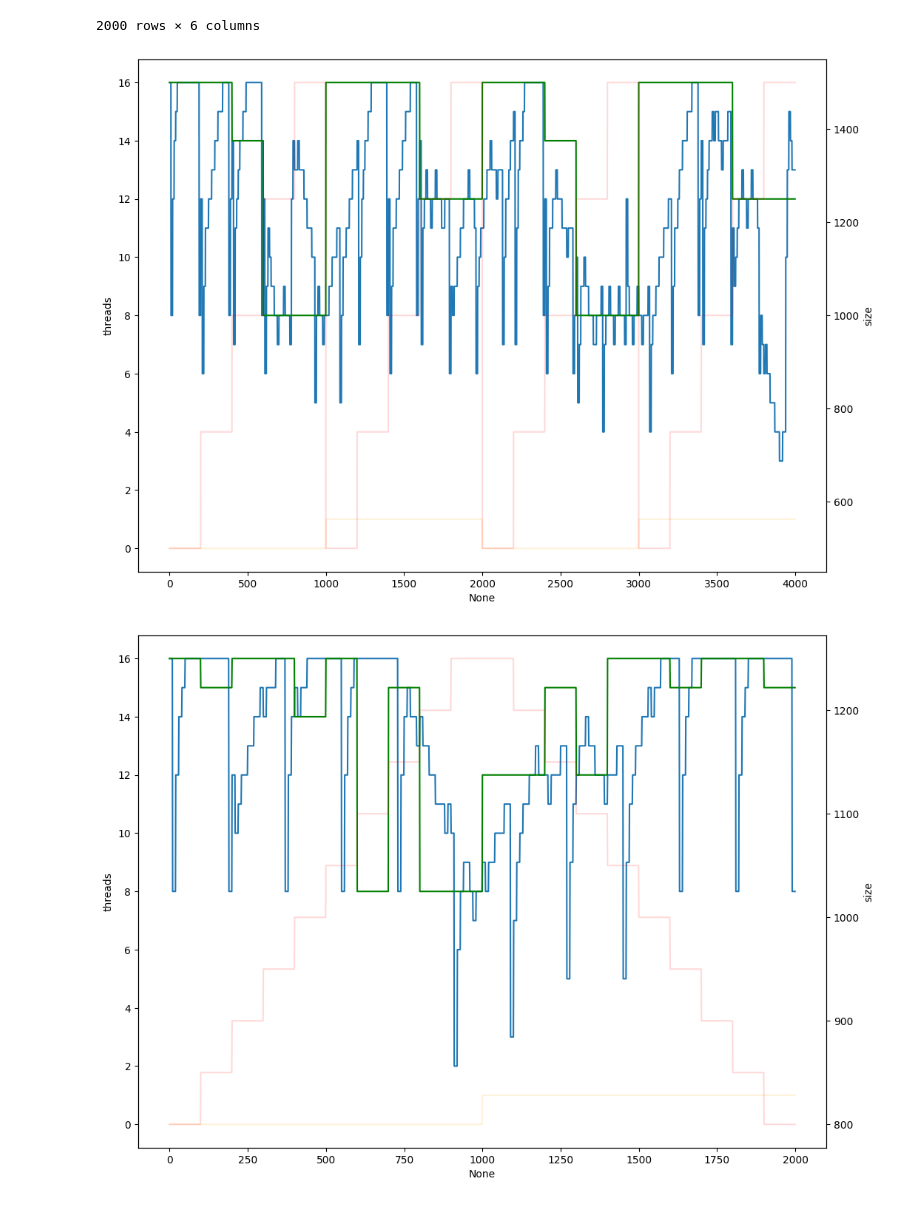
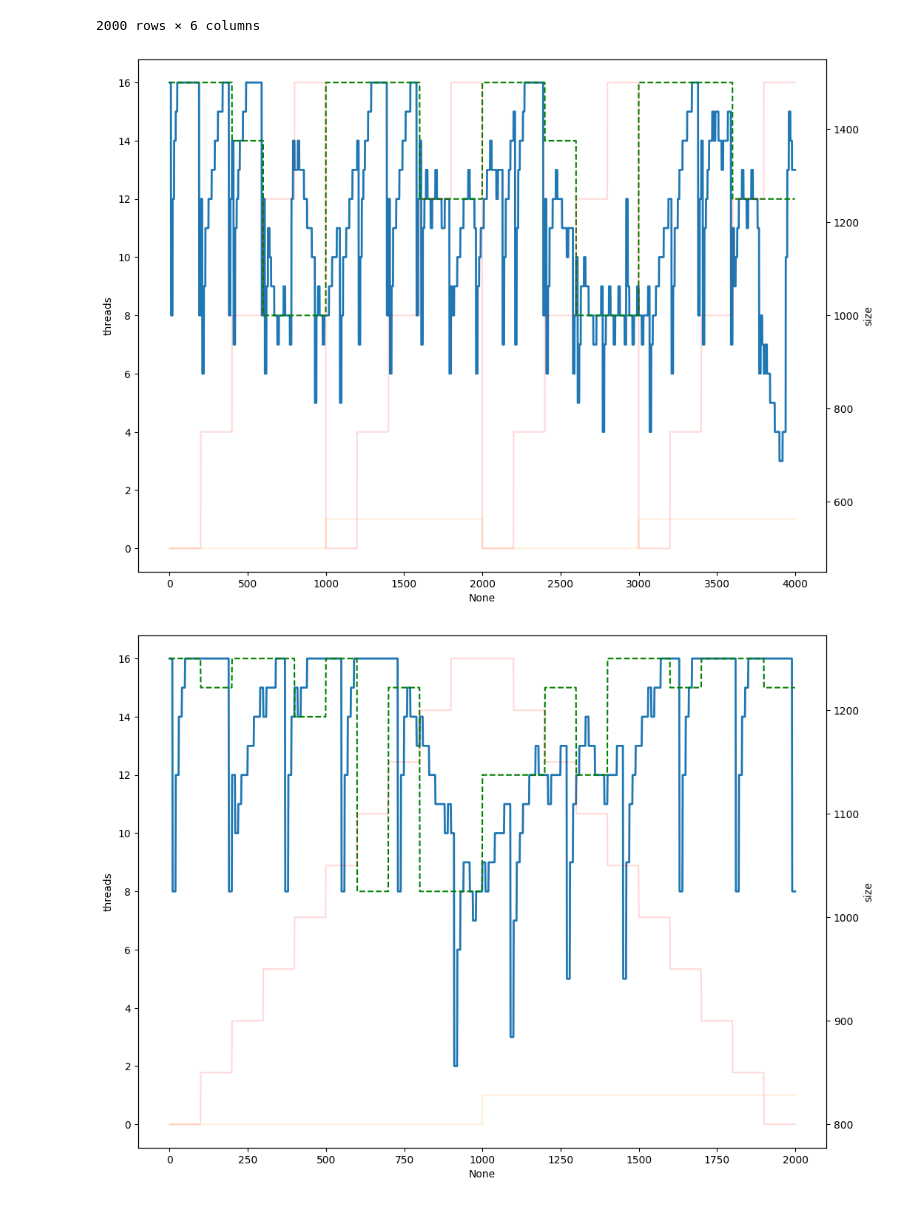
Before and after one commit to JordyAaldering/ecodynamic, a Jupyter notebook: adapt.ipynb, the cells around one changed output. Drawn from its saved outputs; the diff is of its cells as text; code cells hidden in the pictures.

```diff
--- a/adapt.ipynb
+++ b/adapt.ipynb
@@ -41,21 +41,21 @@ slow['optimum'] = slow.apply(lambda x: optimum[(x['size'], x['pin'])], axis=1)
 # %%
 plt.figure(figsize=(12,9))
 
 x = fast.index
 
-ax = sns.lineplot(x=x, y=fast['threads'])
-sns.lineplot(x=x, y=fast['optimum'], color='g', ax=ax)
+ax = sns.lineplot(x=x, y=fast['threads'], linewidth=2)
+sns.lineplot(x=x, y=fast['optimum'], color='g', linestyle='--', ax=ax)
 
 sns.lineplot(x=x, y=fast['pin'], color='orange', alpha=0.15, ax=ax)
 
 ax2 = ax.twinx()
 
 sns.lineplot(x=x, y=fast['size'], color='r', alpha=0.15, ax=ax2)
 
 plt.savefig('images/adapt_fast.png')
 plt.show()
 # %% [output]
-[figure, old version]
+[figure, new version]
 # %%
 plt.figure(figsize=(12,9))
 
```
Also changed, not shown: parts of 1 cell of this notebook, 4 other files.
